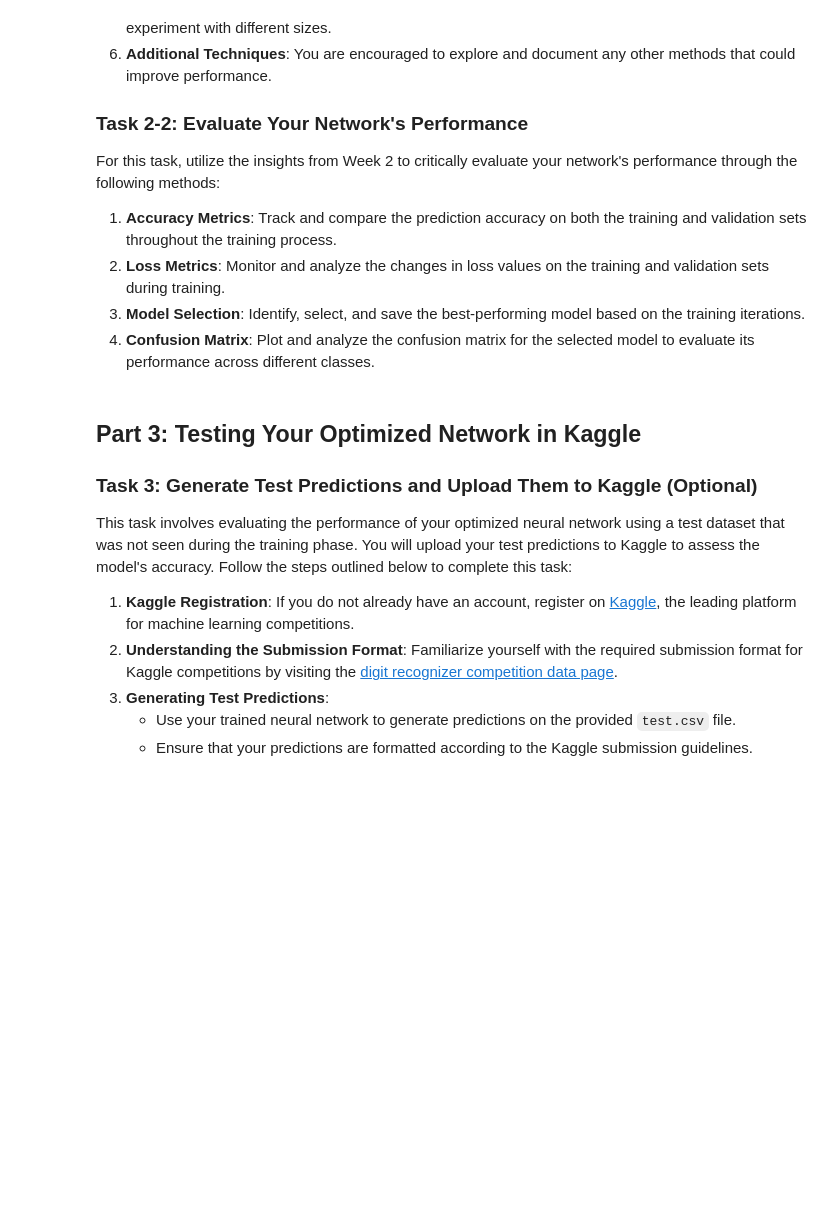
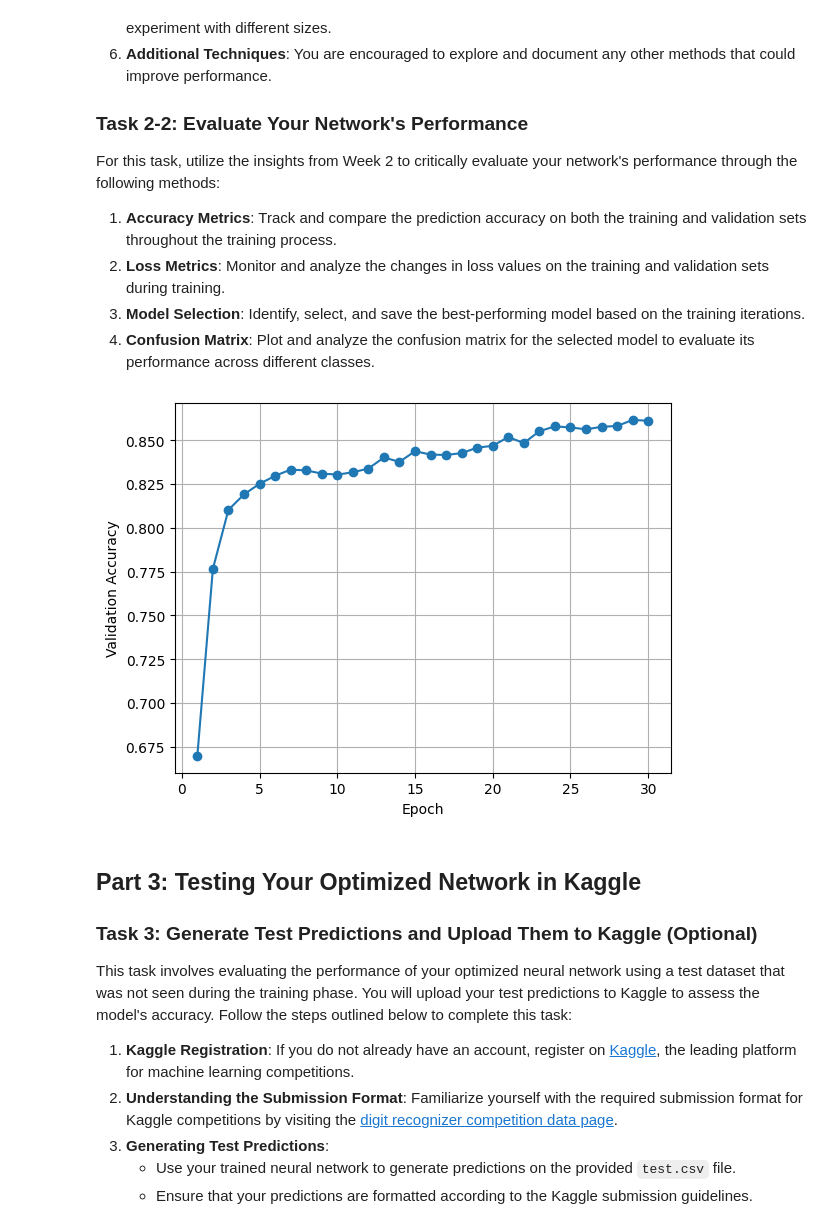
Before and after one commit to Laurent920/AiNed, a Jupyter notebook: Intro_to_AI_week3_lab.ipynb, the cells around one changed output. Saved outputs shown, nothing was run; the diff lists cells and outputs as text; code cells hidden in the pictures; blank space fills up the shorter version.

```diff
--- a/Intro_to_AI_week3_lab.ipynb
+++ b/Intro_to_AI_week3_lab.ipynb
@@ -1288,23 +1286,23 @@ def train_func(network, train_dataloader, val_dataloader, optimizer, loss_func,
     for epoch in range(epoch_num):
         i = 0
         for x, y in train_dataloader:
+            # (x-np.mean(x))/np.sqrt(np.std(x)**2)
             output = network.forward(Tensor(x))
 
             labels = Tensor(one_hot_encode(y, num_classes=10))
             loss = loss_func.forward(output, labels)
-            if not np.isnan(loss.data):
-                print(i)
+            if np.isnan(loss.data):
+                # print(i)
                 pass
-            i+= 1
-            output.backward()
+            i += 1
             loss_func.backward(loss)
+            output.backward(output.grad)
 
             optimizer.step()
             optimizer.zero_grad()
 
         with no_grad():
             accuracy, correct_num, total_num = validation_func(network, val_dataloader)
-            print(correct_num, total_num)
             validation_acc.append(accuracy)
 
     return validation_acc
@@ -1400,6 +1347,30 @@ For this task, utilize the insights from Week 2 to critically evaluate your netw
 4. **Confusion Matrix**: Plot and analyze the confusion matrix for the selected model to evaluate its performance across different classes.
 # %%
 # Your code: implementations for Part 2.
+train_indices, val_indices = train_validate_split(mnist_data_y, val_ratio=0.2)
+
+batch_size = 64
+# Define training set dataloader object
+train_dataloader = DataLoader(mnist_data_x, mnist_data_y, batch_size, train_indices)
+# Define validation set dataloader object
+val_dataloader = DataLoader(mnist_data_x, mnist_data_y, batch_size, val_indices)
+# Define neural network
+network = MLP(28*28, 128, 10)
+# Define optimizer
+optimizer = SGDOptimizer(network.param, lr=0.001)
+# Define loss function
+loss_func = SoftmaxCrossEntropy()
+
+epoch_num = 30
+val_accuracy_list = train_func(network, train_dataloader, val_dataloader, optimizer, loss_func, epoch_num)
+plt.figure()
+plt.plot([i+1 for i in range(epoch_num)], val_accuracy_list, 'o-')
+plt.xlabel('Epoch')  # Label for the x-axis
+plt.ylabel('Validation Accuracy')  # Label for the y-axis
+plt.grid(True)  # Enable grid for easier visualization of the plot lines
+plt.show()
+# %% [output]
+[figure, added]
 # %% [markdown]
 ## Part 3: Testing Your Optimized Network in Kaggle
 
```
Also changed, not shown: parts of 10 cells of this notebook, 5 other files.
